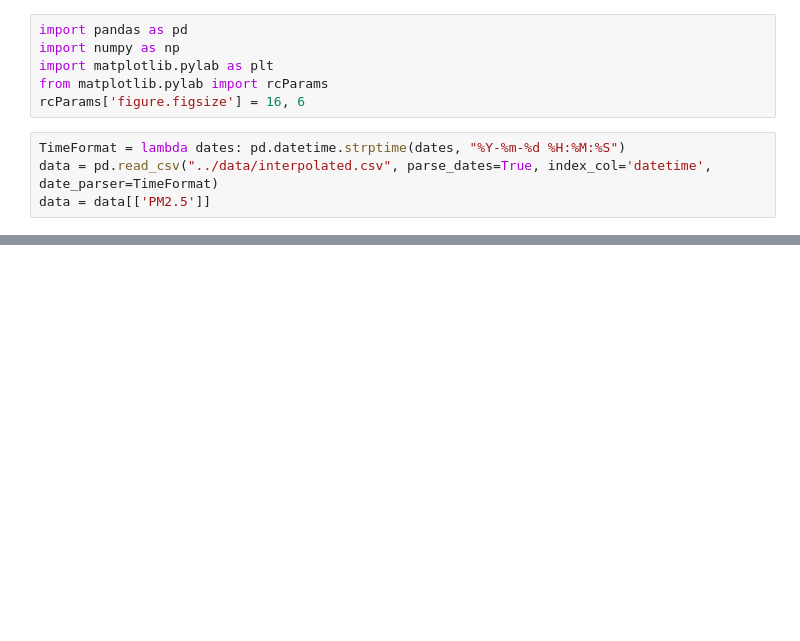
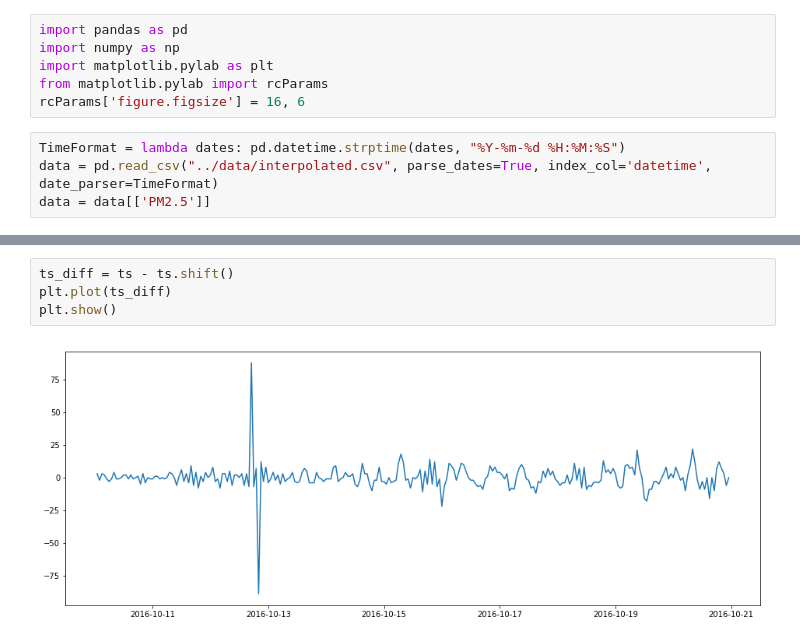
Before and after one commit to qop455/air-polution, a Jupyter notebook: regression/time_series.ipynb, the cells around one changed output, grey strips where cells are left out. Cells and saved outputs as stored; diff of their text form; blank space fills up the shorter version.

```diff
--- a/regression/time_series.ipynb
+++ b/regression/time_series.ipynb
@@ -28,0 +110,6 @@ ts['2016-09-09']
+# %%
+ts_diff = ts - ts.shift()
+plt.plot(ts_diff)
+plt.show()
+# %% [output]
+[figure, added]
```
Also changed, not shown: parts of 32 cells of this notebook.
